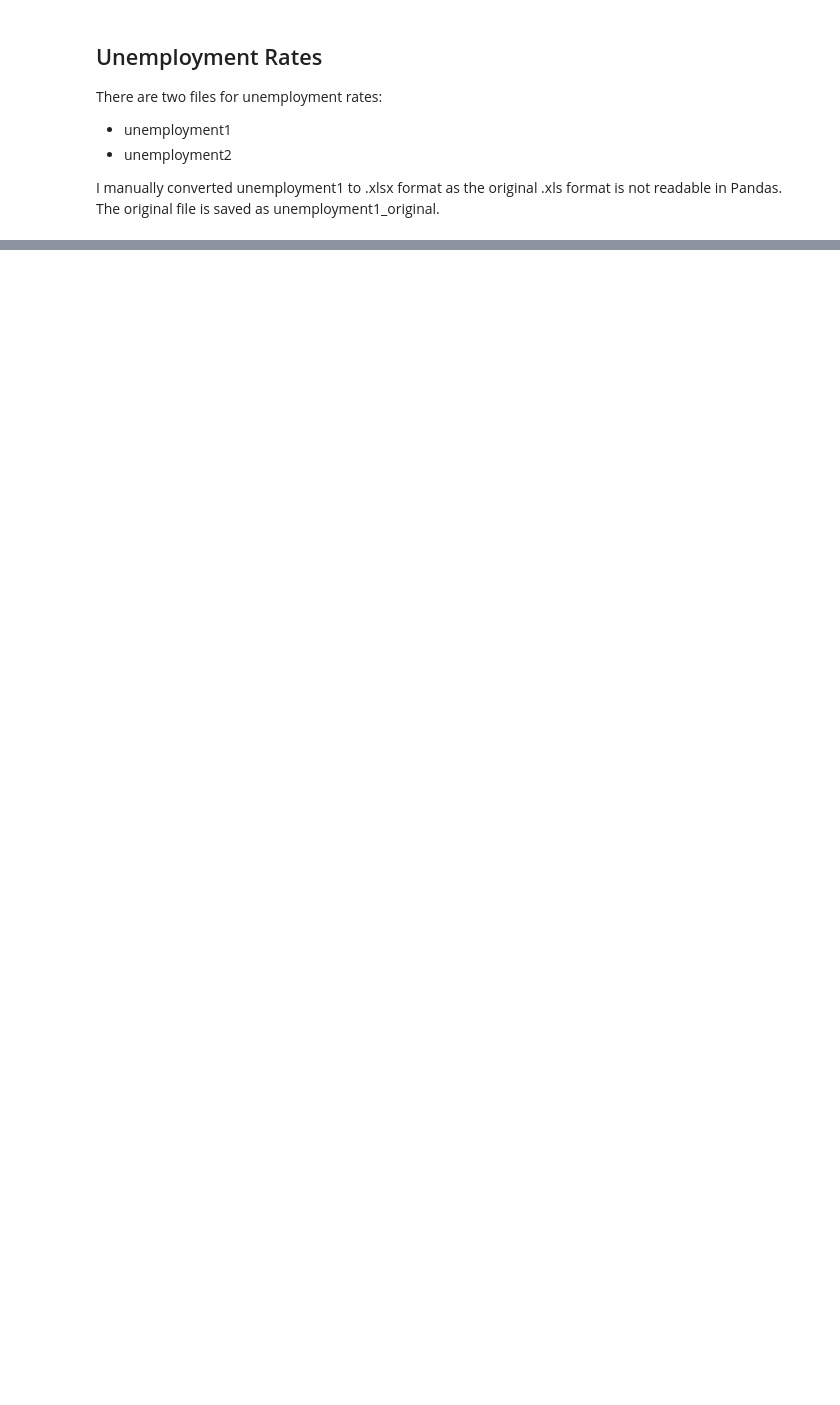
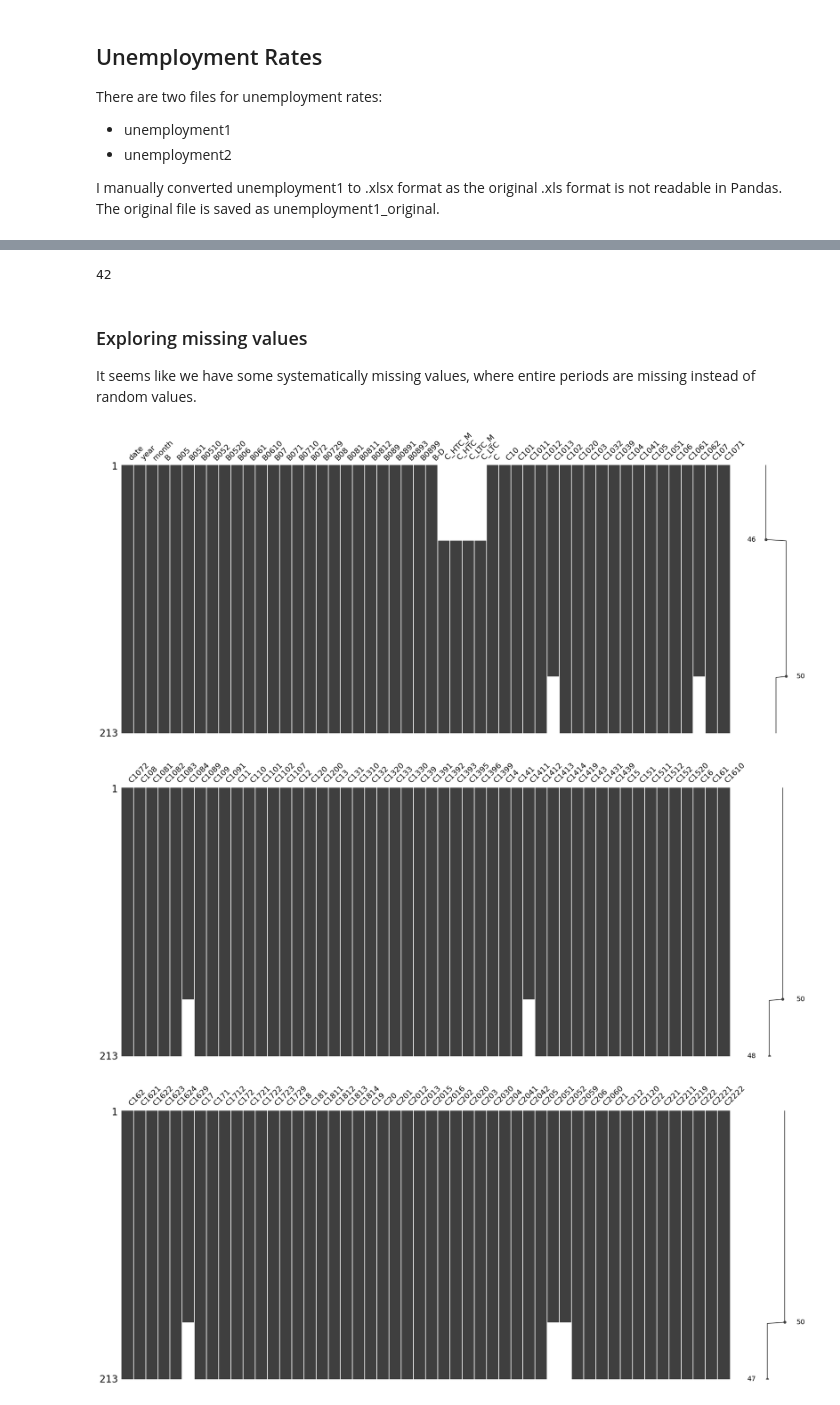
Before and after one commit to Ahmetyasin/CS512-project, a Jupyter notebook: CleaningTuikData.ipynb, the cells around one changed output, grey strips where cells are left out. Drawn from its saved outputs; the diff is of its cells as text; code cells hidden in the pictures; blank space fills up the shorter version.

```diff
--- a/CleaningTuikData.ipynb
+++ b/CleaningTuikData.ipynb
@@ -403,0 +492,3 @@ df.insert(2, 'month', df['date'].apply(lambda x: x.split(' ')[1]))
+# %%
+read_path = 'data/TUIK/unemployment2.csv'
+df2 = clean_unemployment2(read_path)
@@ -403,0 +537,3 @@ df.insert(2, 'month', df['date'].apply(lambda x: x.split(' ')[1]))
+# %%
+# Loading saved data
+df = pd.read_csv('cleaned_data/unemployment.csv', parse_dates=['date'])
@@ -403,0 +578,16 @@ df.insert(2, 'month', df['date'].apply(lambda x: x.split(' ')[1]))
+# %%
+read_path = 'data/TUIK/industrial_production_index1.csv'
+df1 = clean_industrial_production_index(read_path)
+
+read_path = 'data/TUIK/industrial_production_index2.csv'
+df2 = clean_industrial_production_index(read_path)
+
+df = pd.concat([df1, df2], ignore_index=True).sort_values(by='date').reset_index(drop=True)
+
+# Removing columns with only one value
+cols_to_drop = []
+for col in df.columns[3:]:
+    if df[col].unique().shape[0] == 1:
+        cols_to_drop.append(col)
+
+df = df.drop(columns=cols_to_drop)
@@ -403,0 +629,20 @@ df.insert(2, 'month', df['date'].apply(lambda x: x.split(' ')[1]))
+# %%
+# Counting how many duplicate industries we have
+cond = pd.Series(industry_codes.values()).value_counts() > 1
+cond.sum()
+# %% [output]
+42
+# %% [markdown]
+### Exploring missing values
+It seems like we have some systematically missing values, where entire periods are missing instead of random values.
+# %%
+prev_i = 0
+for i in range(50, df.columns.shape[0]+50, 50):
+
+    msno.matrix(df.iloc[:, prev_i:i])
+    plt.show()
+    prev_i = i
+# %% [output]
+[figure, added]
+[figure, added]
+[figure, added]
```
Also changed, not shown: parts of 37 cells of this notebook, 14 other files.
